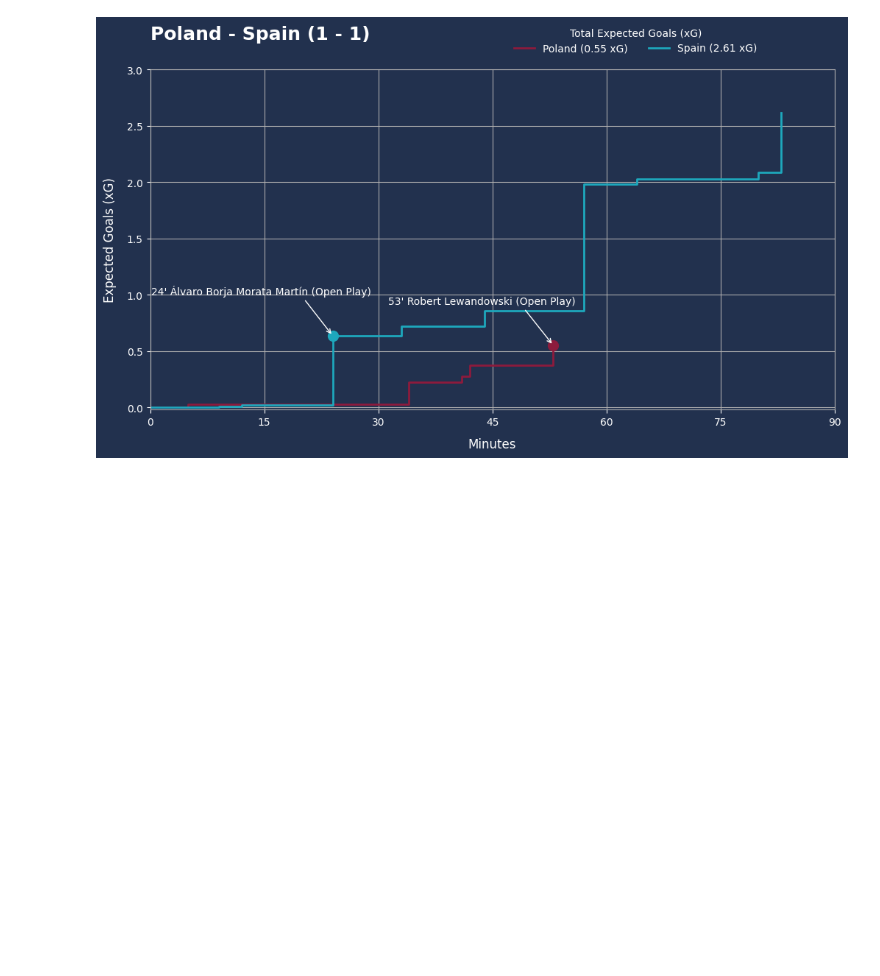
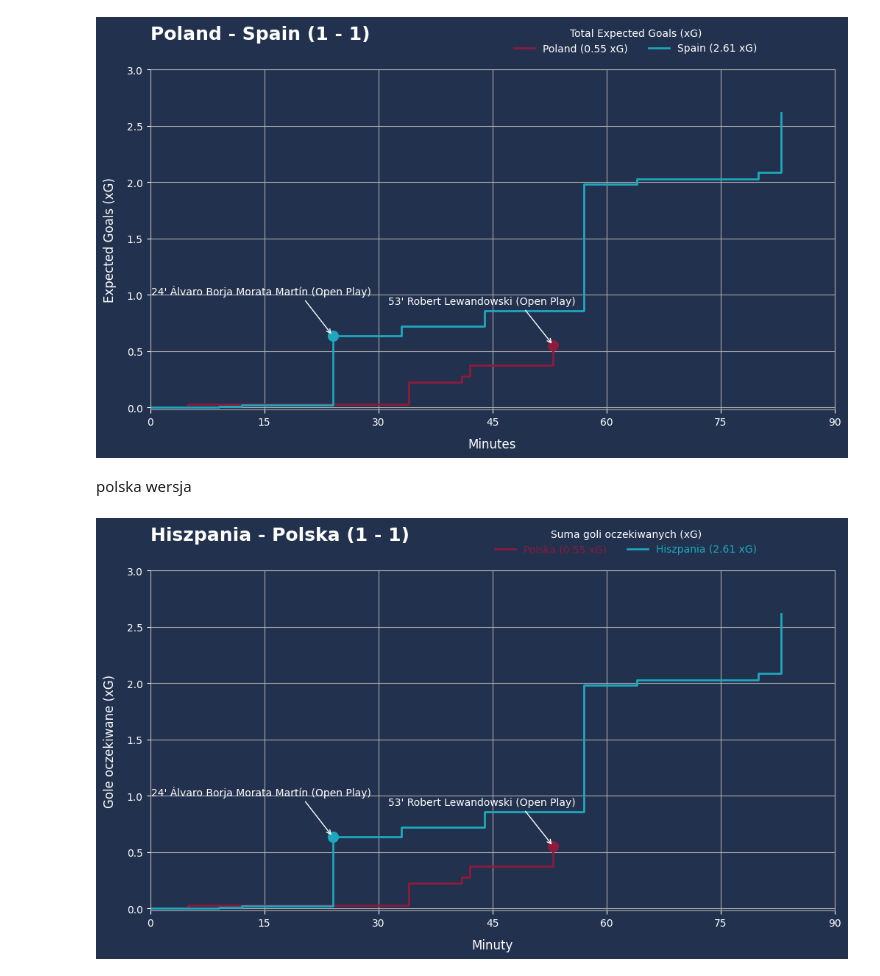
Before and after one commit to MikoPat/Football-statistical-visualisation, a Jupyter notebook: Poland/xGChart_Euro.ipynb, the cells around one changed output. Cells and saved outputs as stored; diff of their text form; code cells hidden in the pictures; blank space fills up the shorter version.

```diff
--- a/Poland/xGChart_Euro.ipynb
+++ b/Poland/xGChart_Euro.ipynb
@@ -282,3 +282,82 @@ plt.xlabel("Minutes", fontsize = 12, labelpad = 10)
 plt.savefig('Images/xGChart_Euro.png')
 # %% [output]
 [figure]
+# %% [markdown]
+polska wersja
+# %%
+fig, ax = plt.subplots(figsize=(12,6))
+
+# Create line plots
+ax.step(x = home_df['minute'], y = home_df['h_cum'], where = 'post', color ='#8D1B3D', label= "Polska" + " (" + home_total_xG + " xG)"  ,linewidth=2)
+ax.step(x = away_df['minute'], y = away_df['a_cum'], where = 'post', color = '#1EA8BD', label= "Hiszpania" + " (" + away_total_xG + " xG)" ,linewidth=2)
+
+# Create scatter plot for highlighting the goal
+ax.scatter(x= home_goal['minute'], y = home_goal['h_cum'] , marker= 'o', s= 100 ,color = '#8D1B3D')
+ax.scatter(x= away_goal['minute'], y = away_goal['a_cum'] , marker= 'o', s =100, color = '#1EA8BD')
+
+#1EA8BD
+#8D1B3D
+
+# Customize our chart
+for j, txt in home_goal['scorechart'].iteritems():
+    ax.annotate(txt,
+                (home_goal['minute'][j], home_goal['h_cum'][j]),
+                xycoords='data',
+                ha='center',
+                xytext=(-70, 40),
+                textcoords='offset points',
+                color='white',
+                arrowprops=dict(arrowstyle="->",connectionstyle="arc,angleA=0,armA=50,rad=10", color = 'white'))
+
+for i, txt in away_goal['scorechart'].iteritems():
+    ax.annotate(
+                txt,
+                (away_goal['minute'][i], away_goal['a_cum'][i]),
+                xycoords='data',
+                ha='center',
+                xytext=(-70, 40),
+                textcoords='offset points',
+                color='white',
+                arrowprops=dict(arrowstyle="->",connectionstyle="arc,angleA=0,armA=50,rad=10", color = 'white')
+                )
+
+
+
+
+# Axis
+plt.xticks([0,15,30,45,60,75,90])
+plt.yticks([0, 0.5, 1, 1.5, 2, 2.5, 3])
+plt.xlim(0)
+plt.ylim(-0.02)
+plt.grid()
+# color for axis
+ax.spines['top'].set_color('#B0B0B0')
+ax.spines['bottom'].set_color('#B0B0B0')
+ax.spines['right'].set_color('#B0B0B0')
+ax.spines['left'].set_color('#B0B0B0')
+
+ax.tick_params(axis='x', colors='white')
+ax.xaxis.label.set_color('white')
+ax.tick_params(axis='y', colors='white')
+ax.yaxis.label.set_color('white')
+
+# title
+ax.set_title("Hiszpania - Polska (" + h_total_goals + " - " + a_total_goals + ")",fontsize=18,fontweight="bold", color = "white", pad=30, loc="left")
+
+# legend
+legend = ax.legend(title = 'Suma goli oczekiwanych (xG)' ,loc='best', shadow=True, frameon=False, ncol=2,  labelcolor='linecolor', bbox_to_anchor=(0.9, 1.15))
+title = legend.get_title()
+title.set_color("white")
+
+# background colors
+ax.set_facecolor("#22314E")
+fig.patch.set_facecolor('#22314E')
+
+
+plt.ylabel("Gole oczekiwane (xG)", fontsize = 12, labelpad = 10)
+plt.xlabel("Minuty", fontsize = 12, labelpad = 10)
+
+
+plt.savefig('Images/xGChart_Euro_pl.png')
+# %% [output]
+[figure, added]
```
Also changed, not shown: 32 other files.
